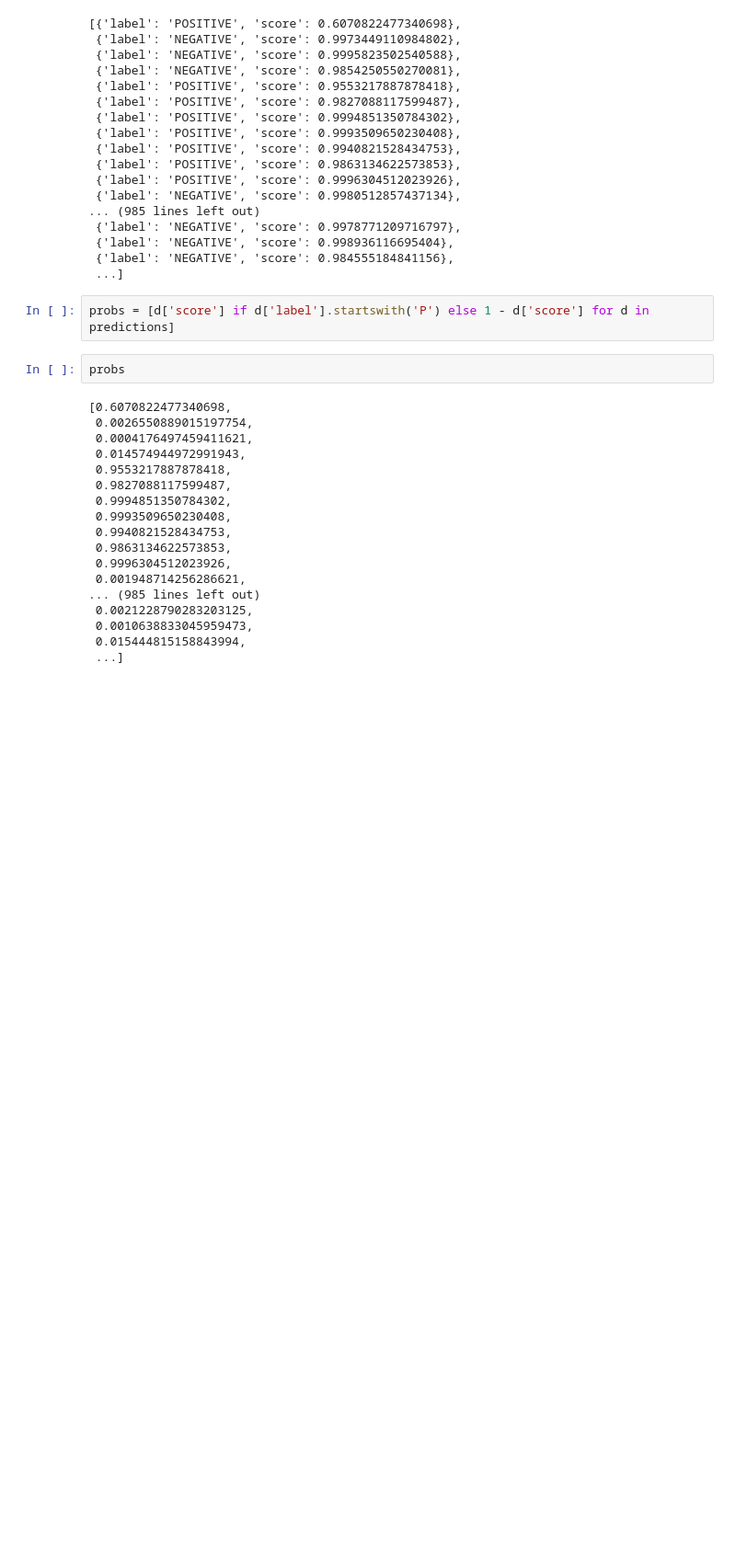
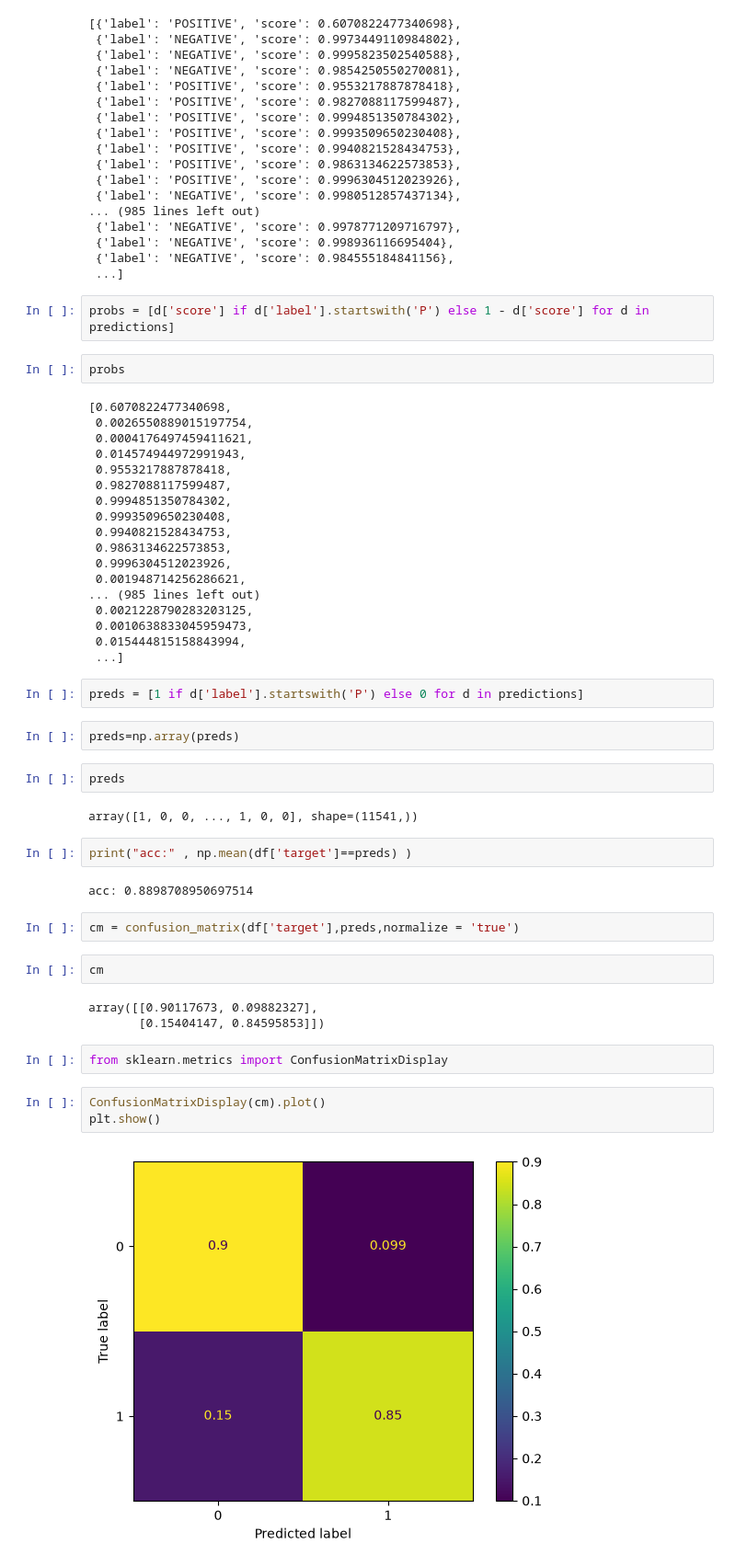
Before and after one commit to avneesh-jha/Transformer_tutorial, a Jupyter notebook: Beginner/Sentiment_analysis.ipynb, the cells around one changed output. Shown at 92% size. Saved outputs shown, nothing was run; the diff lists cells and outputs as text; blank space fills up the shorter version.

```diff
--- a/Beginner/Sentiment_analysis.ipynb
+++ b/Beginner/Sentiment_analysis.ipynb
@@ -229,3 +227,29 @@ probs
  0.0010638833045959473,
  0.015444815158843994,
  ...]
+# %%
+preds = [1 if d['label'].startswith('P') else 0 for d in predictions]
+# %%
+preds=np.array(preds)
+# %%
+preds
+# %% [output]
+array([1, 0, 0, ..., 1, 0, 0], shape=(11541,))
+# %%
+print("acc:" , np.mean(df['target']==preds) )
+# %% [output]
+acc: 0.8898708950697514
+# %%
+cm = confusion_matrix(df['target'],preds,normalize = 'true')
+# %%
+cm
+# %% [output]
+array([[0.90117673, 0.09882327],
+       [0.15404147, 0.84595853]])
+# %%
+from sklearn.metrics import ConfusionMatrixDisplay
+# %%
+ConfusionMatrixDisplay(cm).plot()
+plt.show()
+# %% [output]
+[figure, added]
```
Also changed, not shown: parts of 9 cells of this notebook.
